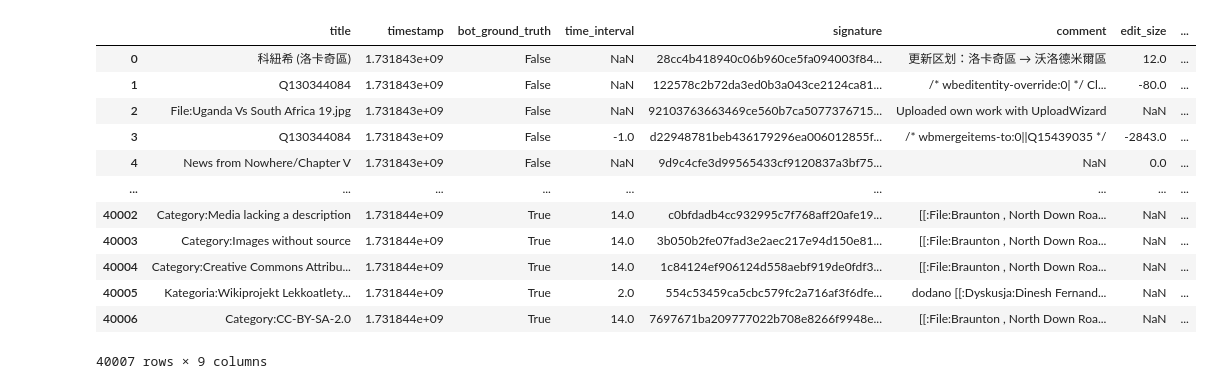
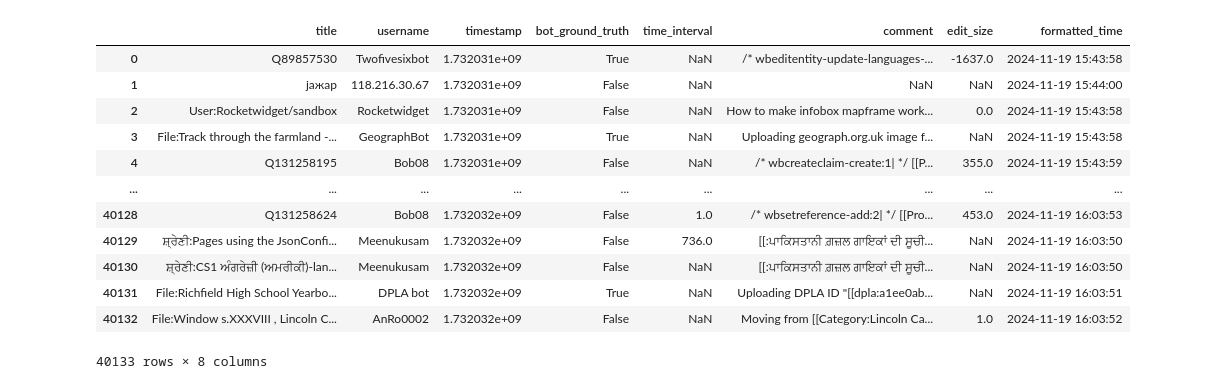
Before and after one commit to Reennon/mmds-ucu-final-project, a Jupyter notebook: mmds_ucu_final_project/mmds_ucu_final_project/notebooks/lightgbm_bot_classification.ipynb, the cells around one changed output. Saved outputs shown, nothing was run; the diff lists cells and outputs as text; code cells hidden in the pictures.

```diff
--- a/mmds_ucu_final_project/mmds_ucu_final_project/notebooks/lightgbm_bot_classification.ipynb
+++ b/mmds_ucu_final_project/mmds_ucu_final_project/notebooks/lightgbm_bot_classification.ipynb
@@ -8,22 +8,27 @@ from sklearn.metrics import (
 import lightgbm as lgb
 import numpy as np
 import os
+import matplotlib.pyplot as plt
+import seaborn as sns
+from mmds_ucu_final_project.src.bloom_filter import BotBloomFilter
+from mmds_ucu_final_project.src.utils import extract_keywords_from_comment
+artifact_folder = "../../../artifacts/"
+file_path = "../data/raw_wikipedia_edits.csv"
 # %%
-file_path = "../src/wikipedia_edits.csv"
 wiki_df = pd.read_csv(file_path)
 wiki_df
 # %% [output]
-|  | title | timestamp | bot_ground_truth | time_interval | signature | comment | edit_size | ... |
-| 0 | 科紐希 (洛卡奇區) | 1.731843e+09 | False | NaN | 28cc4b418940c06b960ce5fa094003f84... | 更新区划：洛卡奇區 → 沃洛德米爾區 | 12.0 | ... |
-| 1 | Q130344084 | 1.731843e+09 | False | NaN | 122578c2b72da3ed0b3a043ce2124ca81... | /* wbeditentity-override:0| */ Cl... | -80.0 | ... |
-| 2 | File:Uganda Vs South Africa 19.jpg | 1.731843e+09 | False | NaN | 92103763663469ce560b7ca5077376715... | Uploaded own work with UploadWizard | NaN | ... |
-| 3 | Q130344084 | 1.731843e+09 | False | -1.0 | d22948781beb436179296ea006012855f... | /* wbmergeitems-to:0||Q15439035 */ | -2843.0 | ... |
-| 4 | News from Nowhere/Chapter V | 1.731843e+09 | False | NaN | 9d9c4cfe3d99565433cf9120837a3bf75... | NaN | 0.0 | ... |
+|  | title | username | timestamp | bot_ground_truth | time_interval | comment | edit_size | formatted_time |
+| 0 | Q89857530 | Twofivesixbot | 1.732031e+09 | True | NaN | /* wbeditentity-update-languages-... | -1637.0 | 2024-11-19 15:43:58 |
+| 1 | јажар | 118.216.30.67 | 1.732031e+09 | False | NaN | NaN | NaN | 2024-11-19 15:44:00 |
+| 2 | User:Rocketwidget/sandbox | Rocketwidget | 1.732031e+09 | False | NaN | How to make infobox mapframe work... | 0.0 | 2024-11-19 15:43:58 |
+| 3 | File:Track through the farmland -... | GeographBot | 1.732031e+09 | True | NaN | Uploading geograph.org.uk image f... | NaN | 2024-11-19 15:43:58 |
+| 4 | Q131258195 | Bob08 | 1.732031e+09 | False | NaN | /* wbcreateclaim-create:1| */ [[P... | 355.0 | 2024-11-19 15:43:59 |
 | ... | ... | ... | ... | ... | ... | ... | ... | ... |
-| 40002 | Category:Media lacking a description | 1.731844e+09 | True | 14.0 | c0bfdadb4cc932995c7f768aff20afe19... | [[:File:Braunton , North Down Roa... | NaN | ... |
-| 40003 | Category:Images without source | 1.731844e+09 | True | 14.0 | 3b050b2fe07fad3e2aec217e94d150e81... | [[:File:Braunton , North Down Roa... | NaN | ... |
-| 40004 | Category:Creative Commons Attribu... | 1.731844e+09 | True | 14.0 | 1c84124ef906124d558aebf919de0fdf3... | [[:File:Braunton , North Down Roa... | NaN | ... |
-| 40005 | Kategoria:Wikiprojekt Lekkoatlety... | 1.731844e+09 | True | 2.0 | 554c53459ca5cbc579fc2a716af3f6dfe... | dodano [[:Dyskusja:Dinesh Fernand... | NaN | ... |
-| 40006 | Category:CC-BY-SA-2.0 | 1.731844e+09 | True | 14.0 | 7697671ba209777022b708e8266f9948e... | [[:File:Braunton , North Down Roa... | NaN | ... |
+| 40128 | Q131258624 | Bob08 | 1.732032e+09 | False | 1.0 | /* wbsetreference-add:2| */ [[Pro... | 453.0 | 2024-11-19 16:03:53 |
+| 40129 | ਸ਼੍ਰੇਣੀ:Pages using the JsonConfi... | Meenukusam | 1.732032e+09 | False | 736.0 | [[:ਪਾਕਿਸਤਾਨੀ ਗ਼ਜ਼ਲ ਗਾਇਕਾਂ ਦੀ ਸੂਚੀ... | NaN | 2024-11-19 16:03:50 |
+| 40130 | ਸ਼੍ਰੇਣੀ:CS1 ਅੰਗਰੇਜ਼ੀ (ਅਮਰੀਕੀ)-lan... | Meenukusam | 1.732032e+09 | False | NaN | [[:ਪਾਕਿਸਤਾਨੀ ਗ਼ਜ਼ਲ ਗਾਇਕਾਂ ਦੀ ਸੂਚੀ... | NaN | 2024-11-19 16:03:50 |
+| 40131 | File:Richfield High School Yearbo... | DPLA bot | 1.732032e+09 | True | NaN | Uploading DPLA ID "[[dpla:a1ee0ab... | NaN | 2024-11-19 16:03:51 |
+| 40132 | File:Window s.XXXVIII , Lincoln C... | AnRo0002 | 1.732032e+09 | False | NaN | Moving from [[Category:Lincoln Ca... | 1.0 | 2024-11-19 16:03:52 |
-40007 rows × 9 columns
+40133 rows × 8 columns
 # %%
```
Also changed, not shown: parts of 17 cells of this notebook, 12 other files.
